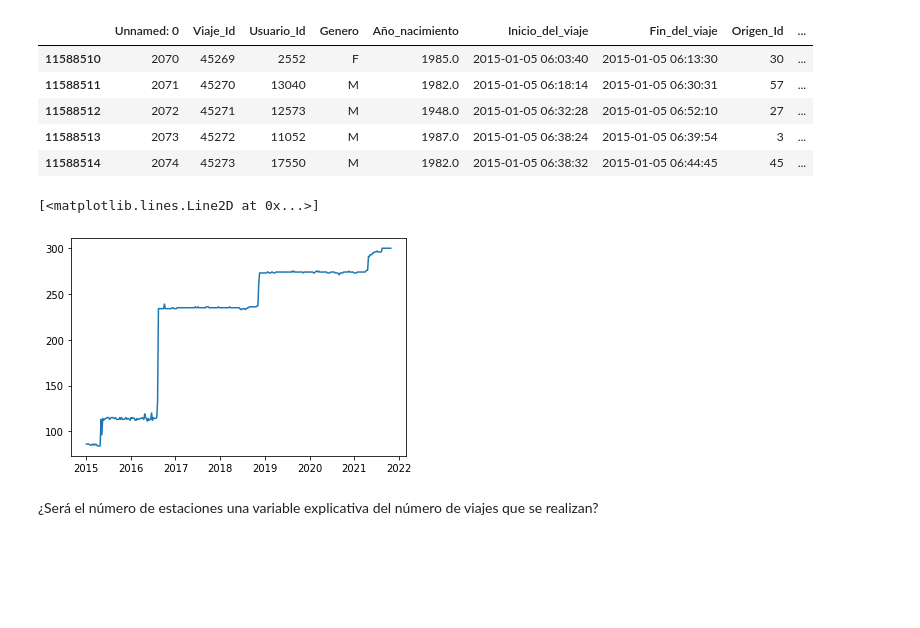
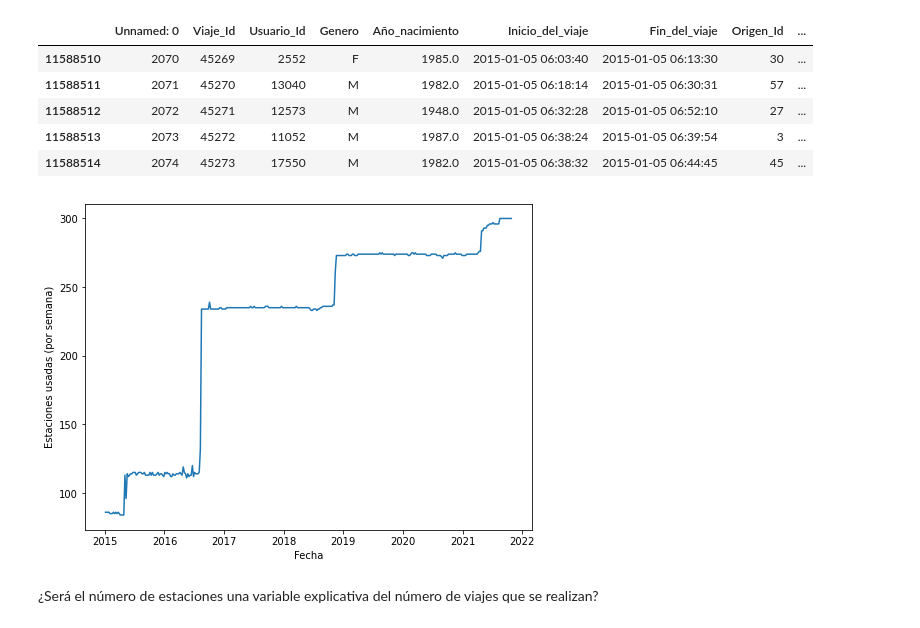
Before and after one commit to jaime-aguayo/proyecto_datos, a Jupyter notebook: dataWrangling.ipynb, the cells around one changed output. Saved outputs shown, nothing was run; the diff lists cells and outputs as text; code cells hidden in the pictures; blank space fills up the shorter version.

```diff
--- a/dataWrangling.ipynb
+++ b/dataWrangling.ipynb
@@ -216,10 +228,13 @@ for i,d in enumerate(tqdm(data["Inicio_del_viaje"])):
 
 nStations.append(np.unique(data.iloc[initIndex:][["Origen_Id", "Destino_Id"]].values).shape[0])
 # %%
+plt.figure(figsize=(8,6))
 plt.plot(other_df.date, other_df.stations)
+plt.xlabel("Fecha")
+plt.ylabel("Estaciones usadas (por semana)")
+plt.savefig("stations_weekly.png", transparent=True)
 # %% [output]
-[<matplotlib.lines.Line2D at 0x...>]
-[figure, old version]
+[figure, new version]
 # %% [markdown]
 ¿Será el número de estaciones una variable explicativa del número de viajes que se realizan?
 # %% [markdown]
```
Also changed, not shown: parts of 4 cells of this notebook, 17 other files.
